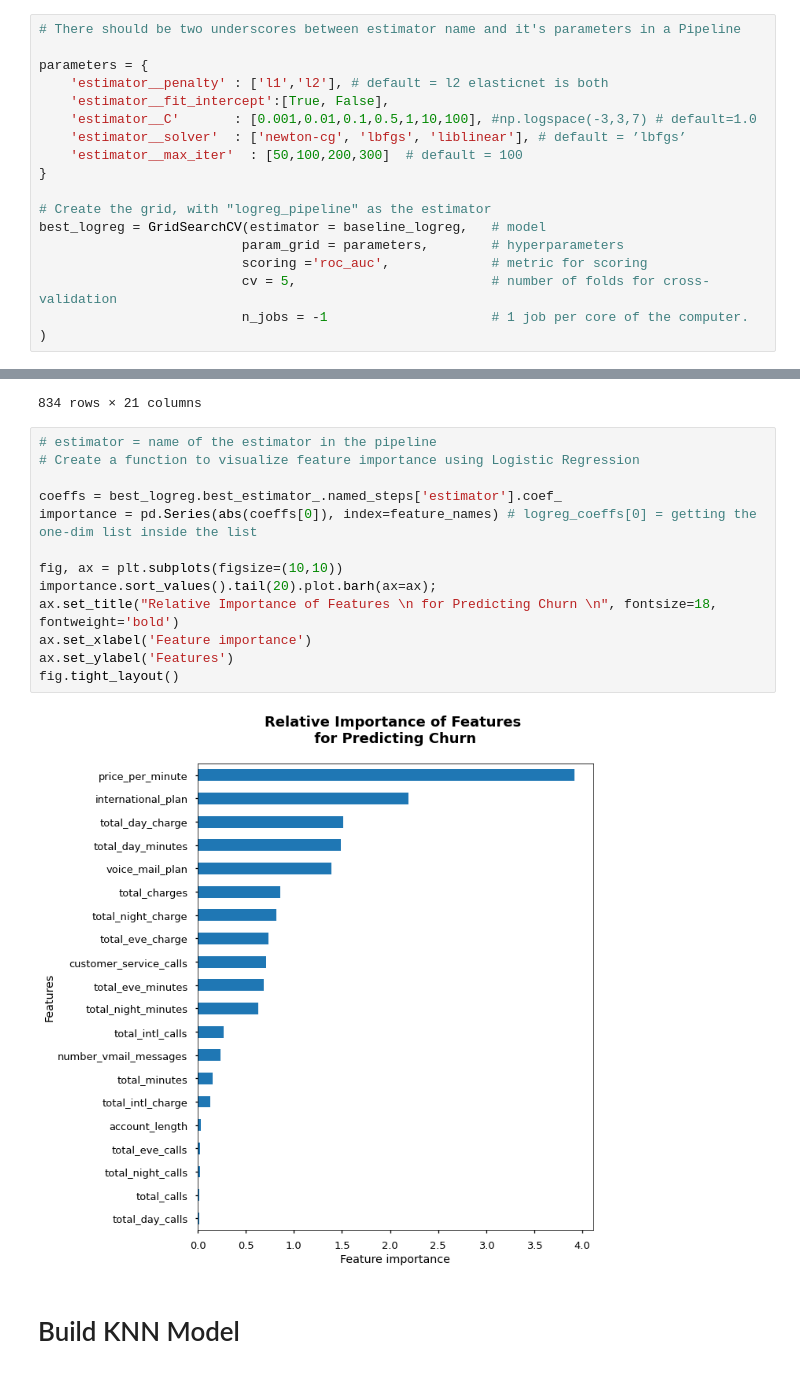
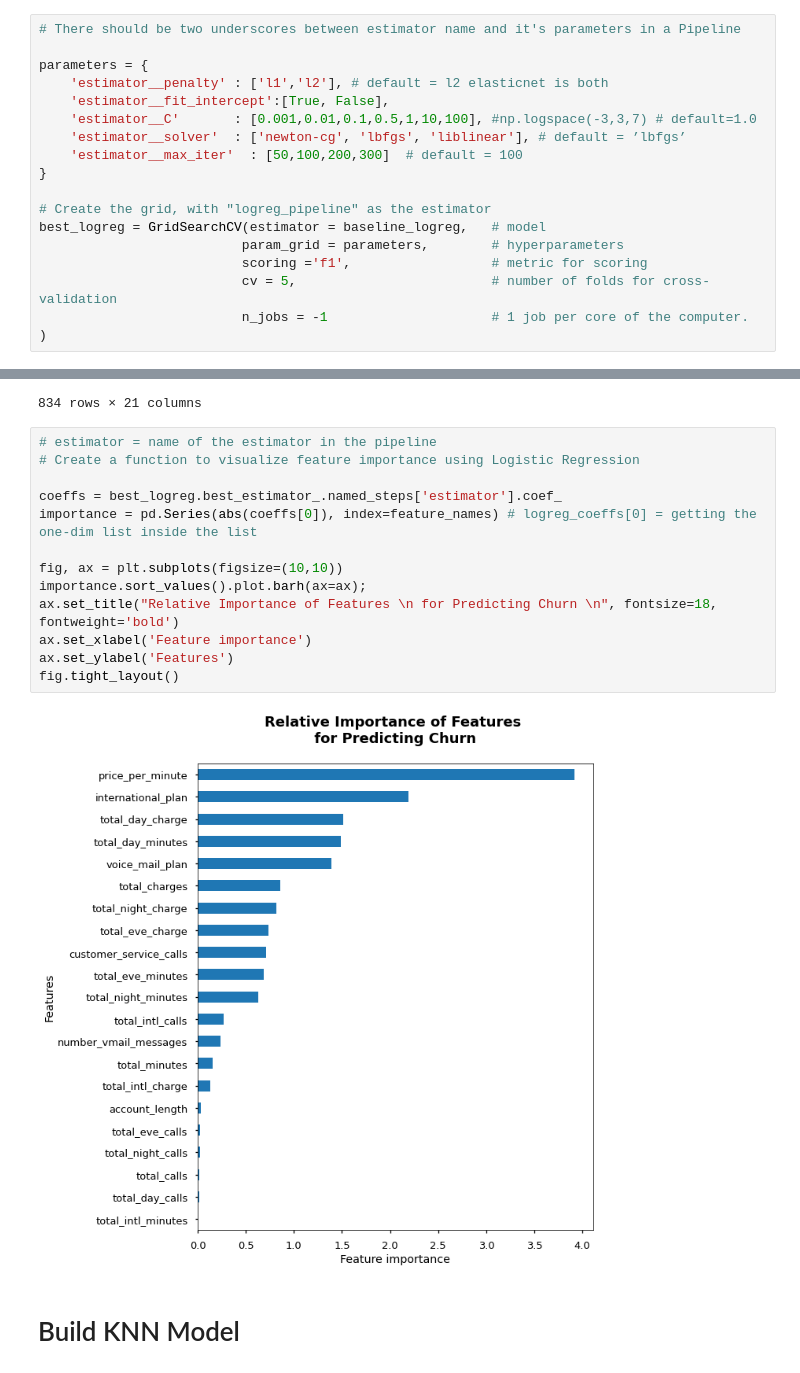
Before and after one commit to heathlikethecandybar/phase_4_project, a Jupyter notebook: phase_3/project/phase_3_notebook.ipynb, the cells around one changed output, grey strips where cells are left out. Drawn from its saved outputs; the diff is of its cells as text.

```diff
--- a/phase_3/project/phase_3_notebook.ipynb
+++ b/phase_3/project/phase_3_notebook.ipynb
@@ -714,7 +711,7 @@ parameters = {
 # Create the grid, with "logreg_pipeline" as the estimator
 best_logreg = GridSearchCV(estimator = baseline_logreg,   # model
                           param_grid = parameters,        # hyperparameters
-                          scoring ='roc_auc',             # metric for scoring
+                          scoring ='f1',                  # metric for scoring
                           cv = 5,                         # number of folds for cross-validation
                           n_jobs = -1                     # 1 job per core of the computer.
 )
@@ -764,18 +804,18 @@ X_test_transformed
 # %%
 # estimator = name of the estimator in the pipeline
 # Create a function to visualize feature importance using Logistic Regression
 
 coeffs = best_logreg.best_estimator_.named_steps['estimator'].coef_
 importance = pd.Series(abs(coeffs[0]), index=feature_names) # logreg_coeffs[0] = getting the one-dim list inside the list
 
 fig, ax = plt.subplots(figsize=(10,10))
-importance.sort_values().tail(20).plot.barh(ax=ax);
+importance.sort_values().plot.barh(ax=ax);
 ax.set_title("Relative Importance of Features \n for Predicting Churn \n", fontsize=18, fontweight='bold')
 ax.set_xlabel('Feature importance')
 ax.set_ylabel('Features')
 fig.tight_layout()
 # %% [output]
-[figure, old version]
+[figure, new version]
 # %% [markdown]
 # Build KNN Model
 # %%
```
Also changed, not shown: parts of 41 cells of this notebook.
